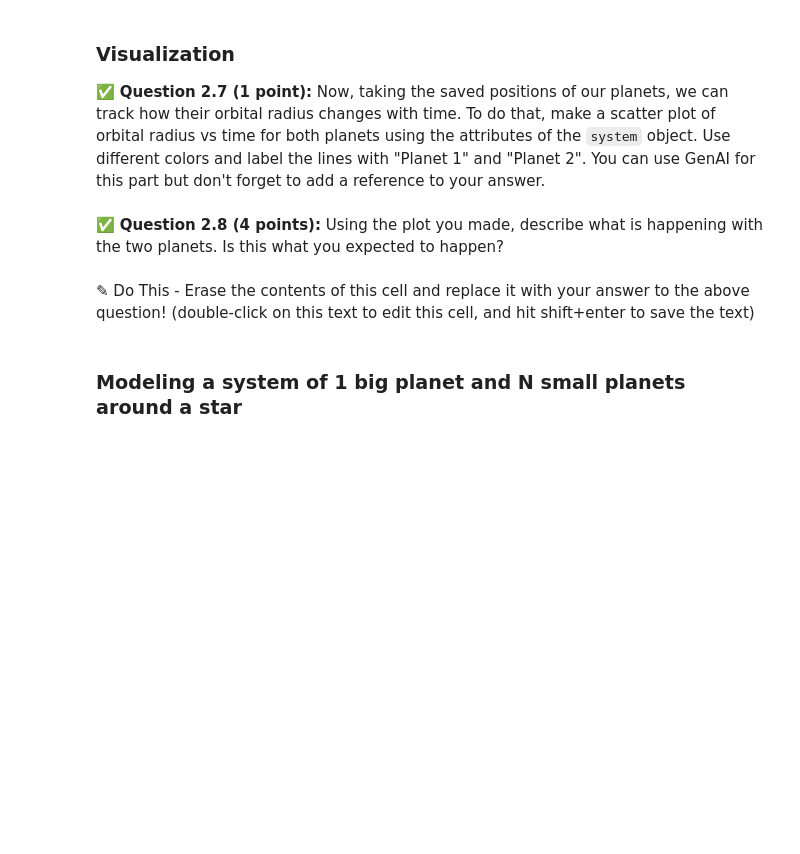
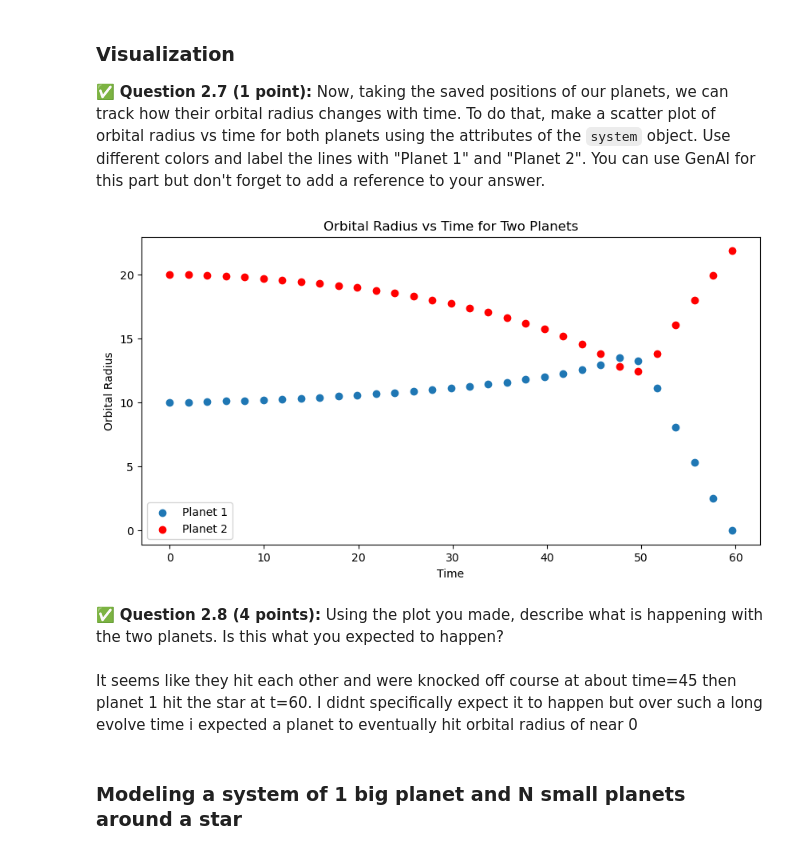
Before and after one commit to guptaja3/CMSE202-f25-turnin, a Jupyter notebook: hw-02/2-HW-JAICH-1.ipynb, the cells around one changed output. Saved outputs shown, nothing was run; the diff lists cells and outputs as text; code cells hidden in the pictures; blank space fills up the shorter version.

```diff
--- a/hw-02/2-HW-JAICH-1.ipynb
+++ b/hw-02/2-HW-JAICH-1.ipynb
@@ -260,7 +260,7 @@ class Planet:
             M = mass of the star (kg)
         """
         G = 1
-        T = 2*math.pi*math.sqrt(self.orbital_radius**3/(G*(self.mass+self.star_mass)))
+        T = 2*math.pi*math.sqrt(self.orbital_radius**3/(G*self.star_mass))
         return T
 # %%
 #test your code by running this cell
@@ -431,7 +493,7 @@ Methods:
 # %%
 pl1 = Planet(1, 10, 400) # planet with mass 1, radius 10 and star mass 400
 pl2 = Planet(1, 20, 400) # planet with mass 1, radius 20 and star mass 400
-system = System(400,) # fill in the needed arguments
+system = System(400,pl1,pl2) # fill in the needed arguments
 system.evolve(2000)
 # %% [markdown]
 ### Visualization
@@ -442,7 +502,25 @@ system.evolve(2000)
+# %%
+# Extract time and orbital radius data for both planets
+times1, radii1 = zip(*system.planet1_pos)
+times2, radii2 = zip(*system.planet2_pos)
+
+# Plot the data
+plt.figure(figsize=(10, 5))
+plt.scatter(times1, radii1, label='Planet 1')
+plt.scatter(times2, radii2, color='red', label='Planet 2')
+
+# Labels and legend
+plt.xlabel("Time")
+plt.ylabel("Orbital Radius")
+plt.title("Orbital Radius vs Time for Two Planets")
+plt.legend()
+plt.show()
+# %% [output]
+[figure, added]
 # %% [markdown]
 ✅ **Question 2.8 (4 points):** Using the plot you made, describe what is happening with the two planets. Is this what you expected to happen?
-# %% [markdown]
-✎ Do This - Erase the contents of this cell and replace it with your answer to the above question! (double-click on this text to edit this cell, and hit shift+enter to save the text)
+# %% [markdown]
+It seems like they hit each other and were knocked off course at about time=45 then planet 1 hit the star at t=60. I didnt specifically expect it to happen but over such a long evolve time i expected a planet to eventually hit orbital radius of near 0
 # %% [markdown]
 ### Modeling a system of 1 big planet and N small planets around a star
 # %% [markdown]
```
Also changed, not shown: parts of 26 cells of this notebook.
